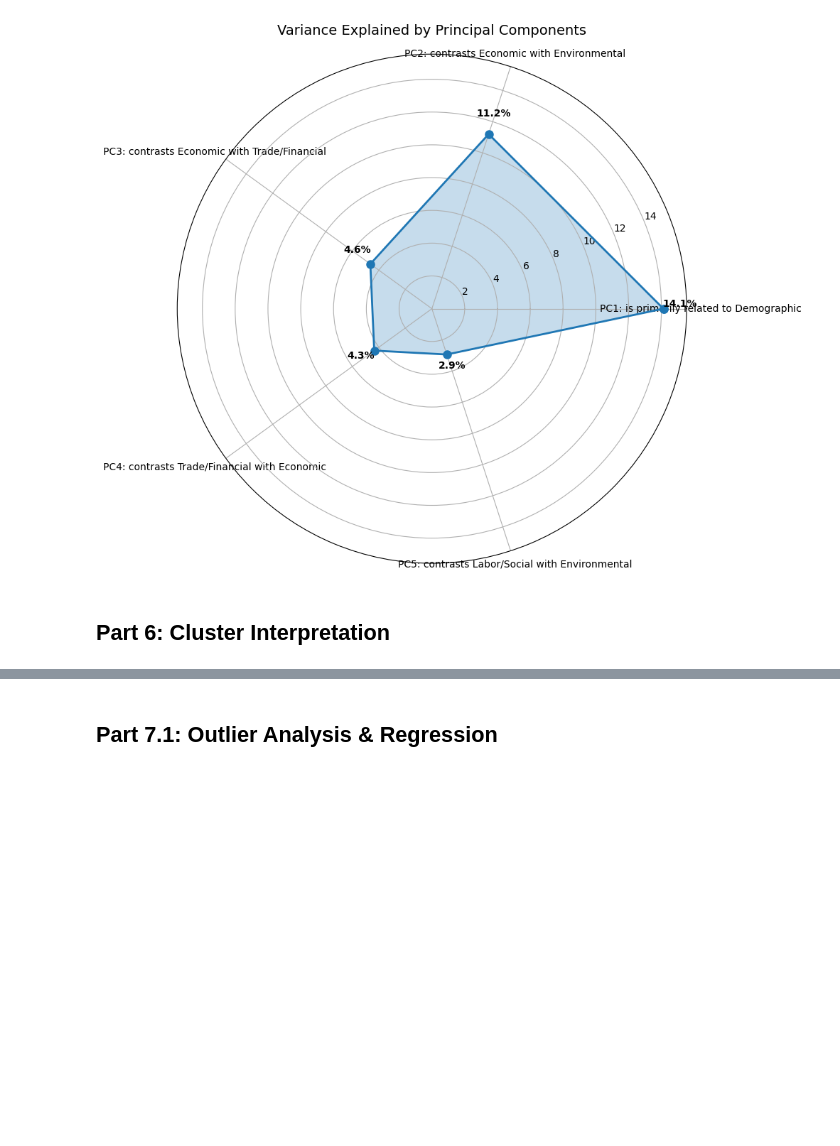
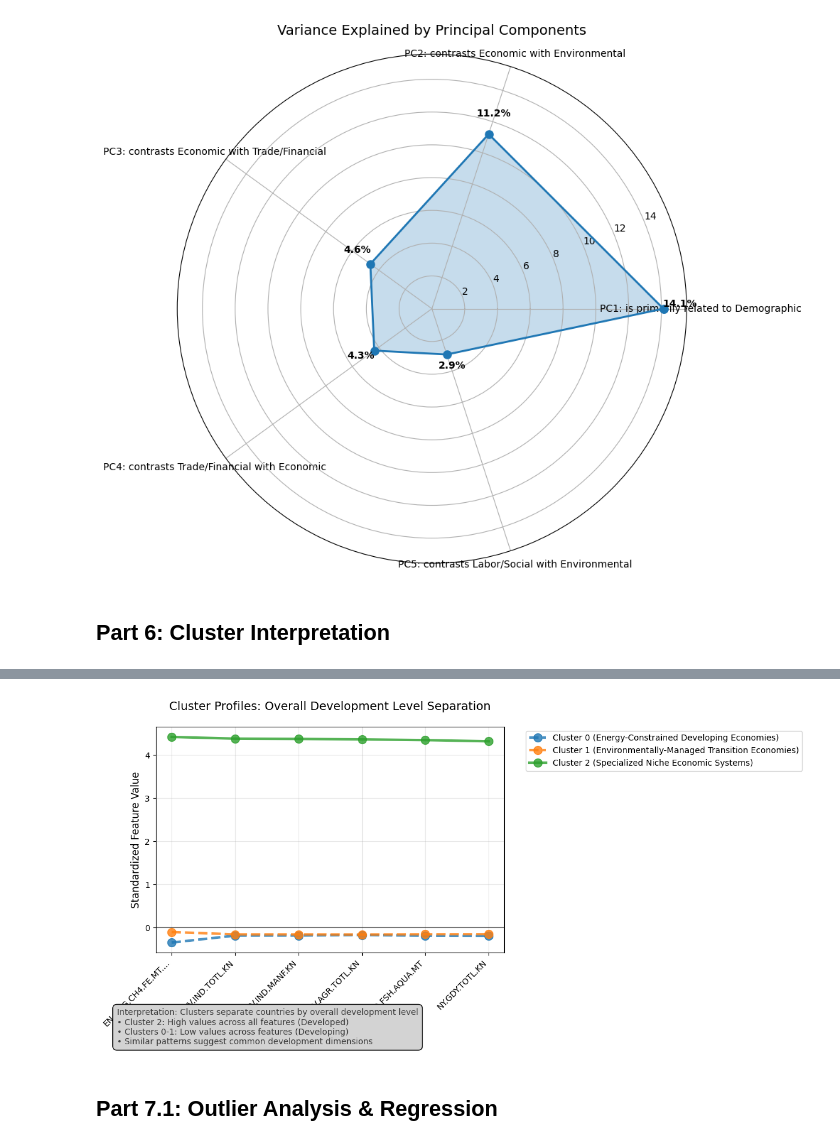
Before and after one commit to GetosMonkey/AI-Assignment-1, a Jupyter notebook: Assignment1.ipynb, the cells around one changed output, grey strips where cells are left out. Drawn from its saved outputs; the diff is of its cells as text; code cells hidden in the pictures; blank space fills up the shorter version.

```diff
--- a/Assignment1.ipynb
+++ b/Assignment1.ipynb
@@ -1024,3 +1155,56 @@ Principal Component 1 (14.1% variance):
+# %%
+# Visualizing analysis with a comparison plot:
+# =============================================================================
+# BETTER VISUALIZATION FOR YOUR CLUSTER PATTERNS
+# =============================================================================
+
+plt.figure(figsize=(12, 6))
+
+# Get the most distinctive features
+feature_importance = np.abs(np.vstack(centroids)).mean(axis=0)
+top_feature_indices = np.argsort(feature_importance)[-6:][::-1]  # Top 6 features
+
+# Plot with better scaling and interpretation
+for cluster_id, centroid in enumerate(centroids):
+    values = [centroid[idx] for idx in top_feature_indices]
+
+    # Use different line styles to distinguish overlapping clusters
+    line_style = '-' if cluster_id == 2 else '--'  # Solid for cluster 2, dashed for others
+
+    plt.plot(range(len(values)), values, 'o-', label=f'Cluster {cluster_id} ({personas[cluster_id]})',
+             linewidth=3, markersize=10, alpha=0.8, linestyle=line_style)
+
+plt.xlabel('Most Important Features', fontsize=12)
+plt.ylabel('Standardized Feature Value', fontsize=12)
+plt.title('Cluster Profiles: Overall Development Level Separation', fontsize=14, pad=20)
+plt.legend(bbox_to_anchor=(1.05, 1), loc='upper left')
+plt.grid(alpha=0.3)
+
+# Shorten feature names for readability
+feature_names_short = []
+for idx in top_feature_indices:
+    feat = feature_names[idx]
+    # Use your feature descriptions if available
+    short_name = feature_descriptions.get(feat, feat)
+    if len(short_name) > 20:
+        short_name = short_name[:17] + '...'
+    feature_names_short.append(short_name)
+
+plt.xticks(range(len(top_feature_indices)), feature_names_short, rotation=45, ha='right')
+plt.axhline(0, color='black', linestyle='-', alpha=0.5)
+
+# Add interpretation text
+plt.figtext(0.02, 0.02,
+           "Interpretation: Clusters separate countries by overall development level\n"
+           "• Cluster 2: High values across all features (Developed)\n"
+           "• Clusters 0-1: Low values across features (Developing)\n"
+           "• Similar patterns suggest common development dimensions",
+           fontsize=10, alpha=0.7, bbox=dict(boxstyle="round,pad=0.5", facecolor="lightgray"))
+
+plt.tight_layout()
+plt.show()
+# %% [output]
+[figure, added]
 # %% [markdown]
 ## Part 7.1: Outlier Analysis & Regression
 # %% [markdown]
```
Also changed, not shown: parts of 3 cells of this notebook.
